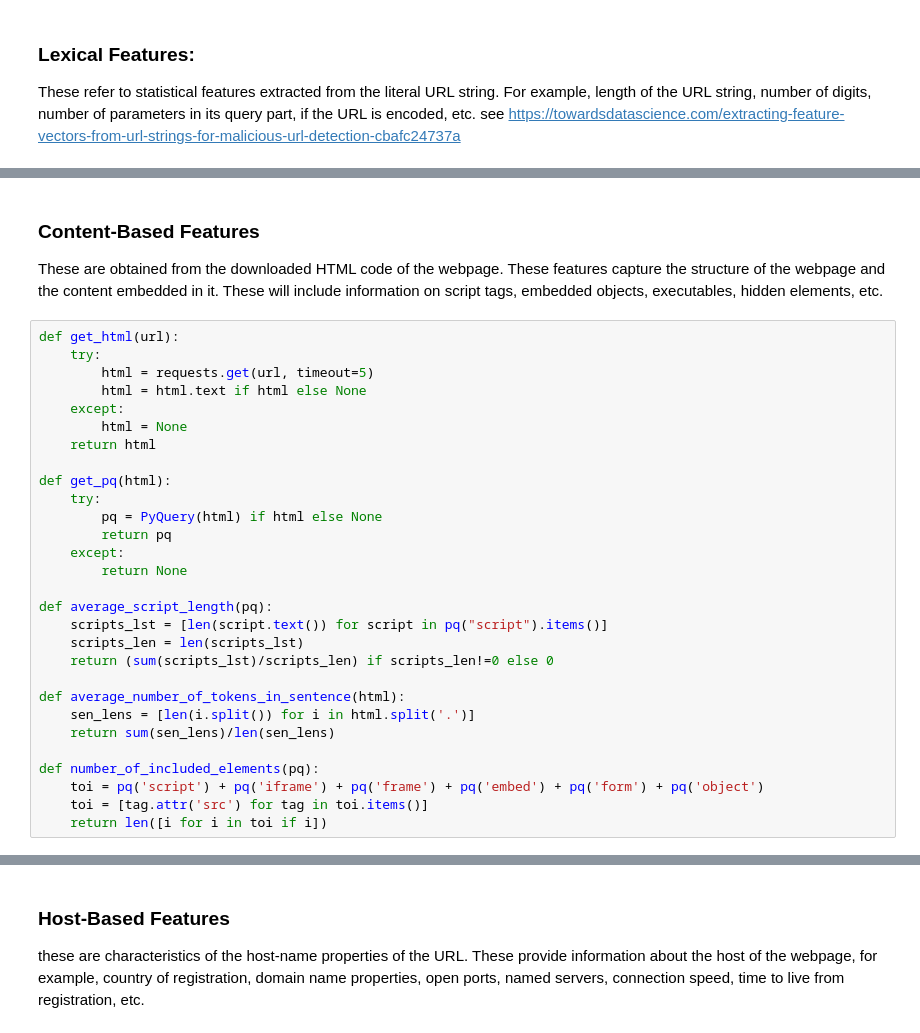
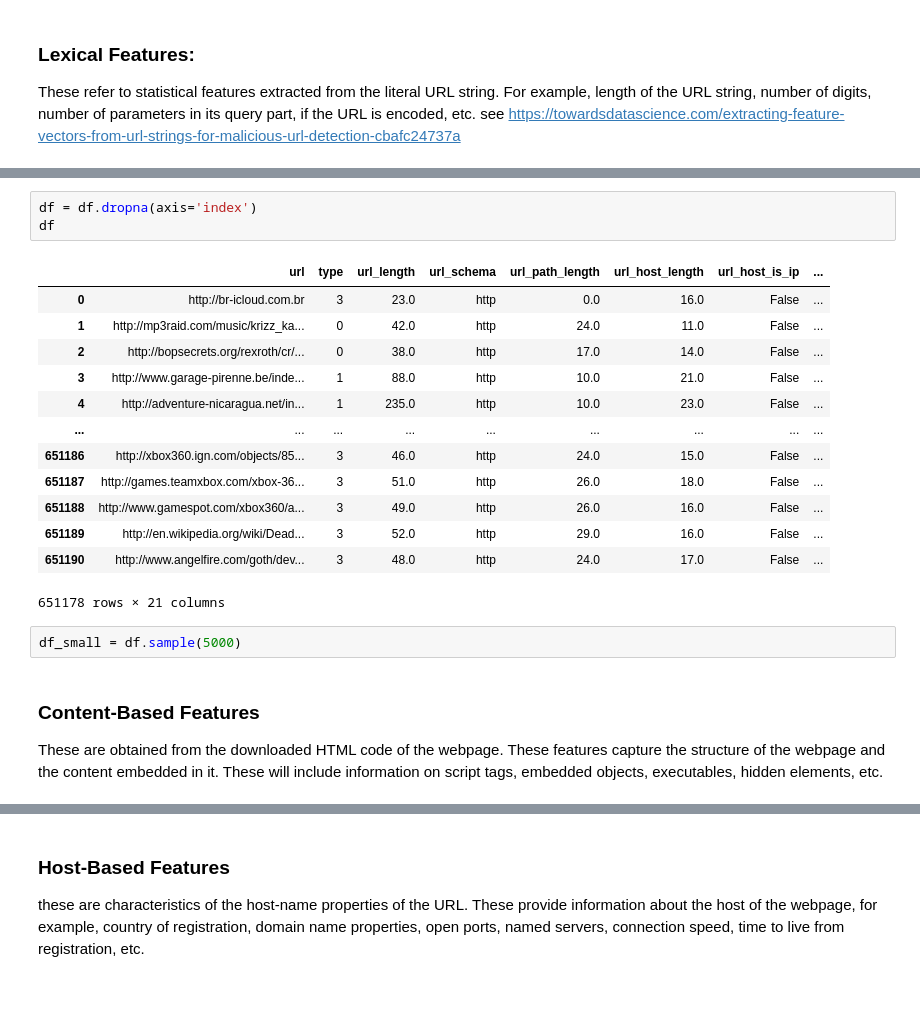
Before and after one commit to alonfirestein/Malicious-URL-Detection, a Jupyter notebook: main.ipynb, the cells around one changed output, grey strips where cells are left out. Saved outputs shown, nothing was run; the diff lists cells and outputs as text; blank space fills up the shorter version.

```diff
--- a/main.ipynb
+++ b/main.ipynb
@@ -172,32 +214,22 @@ df
+# %%
+df = df.dropna(axis='index')
+df
+# %% [output]
+|  | url | type | url_length | url_schema | url_path_length | url_host_length | url_host_is_ip | ... |
+| 0 | http://br-icloud.com.br | 3 | 23.0 | http | 0.0 | 16.0 | False | ... |
+| 1 | http://mp3raid.com/music/krizz_ka... | 0 | 42.0 | http | 24.0 | 11.0 | False | ... |
+| 2 | http://bopsecrets.org/rexroth/cr/... | 0 | 38.0 | http | 17.0 | 14.0 | False | ... |
+| 3 | http://www.garage-pirenne.be/inde... | 1 | 88.0 | http | 10.0 | 21.0 | False | ... |
+| 4 | http://adventure-nicaragua.net/in... | 1 | 235.0 | http | 10.0 | 23.0 | False | ... |
+| ... | ... | ... | ... | ... | ... | ... | ... | ... |
+| 651186 | http://xbox360.ign.com/objects/85... | 3 | 46.0 | http | 24.0 | 15.0 | False | ... |
+| 651187 | http://games.teamxbox.com/xbox-36... | 3 | 51.0 | http | 26.0 | 18.0 | False | ... |
+| 651188 | http://www.gamespot.com/xbox360/a... | 3 | 49.0 | http | 26.0 | 16.0 | False | ... |
+| 651189 | http://en.wikipedia.org/wiki/Dead... | 3 | 52.0 | http | 29.0 | 16.0 | False | ... |
+| 651190 | http://www.angelfire.com/goth/dev... | 3 | 48.0 | http | 24.0 | 17.0 | False | ... |
+651178 rows × 21 columns
+# %%
+df_small = df.sample(5000)
 # %% [markdown]
 ### Content-Based Features
 These are obtained from the downloaded HTML code of the webpage. These features capture the structure of the webpage and the content embedded in it. These will include information on script tags, embedded objects, executables, hidden elements, etc.
-# %%
-def get_html(url):
-    try:
-        html = requests.get(url, timeout=5)
-        html = html.text if html else None
-    except:
-        html = None
-    return html
-
-def get_pq(html):
-    try:
-        pq = PyQuery(html) if html else None
-        return pq
-    except:
-        return None
-
-def average_script_length(pq):
-    scripts_lst = [len(script.text()) for script in pq("script").items()]
-    scripts_len = len(scripts_lst)
-    return (sum(scripts_lst)/scripts_len) if scripts_len!=0 else 0
-
-def average_number_of_tokens_in_sentence(html):
-    sen_lens = [len(i.split()) for i in html.split('.')]
-    return sum(sen_lens)/len(sen_lens)
-
-def number_of_included_elements(pq):
-    toi = pq('script') + pq('iframe') + pq('frame') + pq('embed') + pq('form') + pq('object')
-    toi = [tag.attr('src') for tag in toi.items()]
-    return len([i for i in toi if i])
```
Also changed, not shown: parts of 40 cells of this notebook.
